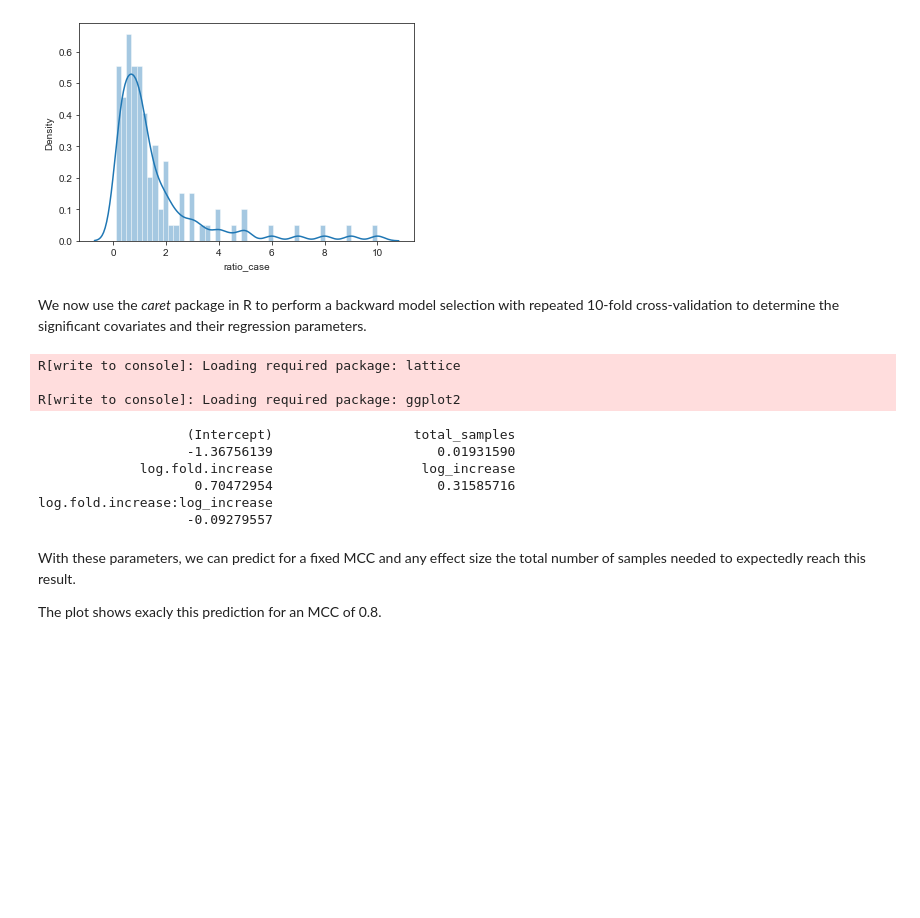
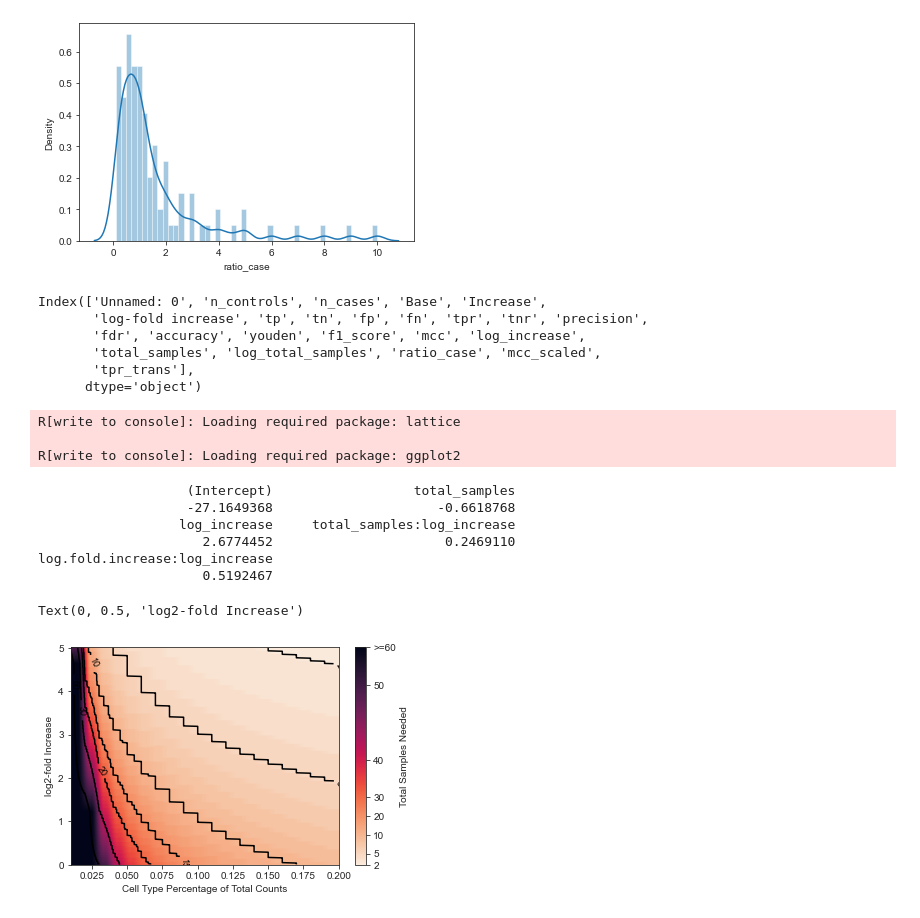
Before and after one commit to theislab/scCODA_reproducibility, a Jupyter notebook: benchmarking/Power_analysis.ipynb, the cells around one changed output. Drawn from its saved outputs; the diff is of its cells as text; code cells hidden in the pictures; blank space fills up the shorter version.

Commit message:
include power analysis

```diff
--- a/benchmarking/Power_analysis.ipynb
+++ b/benchmarking/Power_analysis.ipynb
@@ -58,26 +69,31 @@ ax = sns.distplot(df["ratio_case"])
 # %% [output]
 [figure]
 # %%
-# Select out potentially interesting covariates and save as csv for R
-df = df[[ "mcc_trans",  "ratio_case",  "total_samples", "log-fold increase", "log_increase"]]
-df.to_csv("./mcc_data_for_r_new_data.csv")
+print(df.columns)
+
+df = df[[ "tpr_trans",  "ratio_case",  "total_samples", "log-fold increase", "log_increase"]]
+df.to_csv("./tpr_data_for_r_new_data.csv")
+# %% [output]
+Index(['Unnamed: 0', 'n_controls', 'n_cases', 'Base', 'Increase',
+       'log-fold increase', 'tp', 'tn', 'fp', 'fn', 'tpr', 'tnr', 'precision',
+       'fdr', 'accuracy', 'youden', 'f1_score', 'mcc', 'log_increase',
+       'total_samples', 'log_total_samples', 'ratio_case', 'mcc_scaled',
+       'tpr_trans'],
+      dtype='object')
-# %% [markdown]
-We now use the *caret* package in R to perform a backward model selection with repeated 10-fold cross-validation
-to determine the significant covariates and their regression parameters.
 # %%
-%%R -i df
+%%R
 
 # R cell regression analysis and backwards selection
 library(caret)
 library(leaps)
 
-df = read.csv2("mcc_data_for_r_new_data.csv", sep=",", header = TRUE, dec = ".")
+df = read.csv2("tpr_data_for_r_new_data.csv", sep=",", header = TRUE, dec = ".")
 df <- df[-1]
 df
 
 train.control <- trainControl(method = "repeatedcv", number = 10, repeats=5)
 # Train the model
-step.model <- train(mcc_trans ~ (.)**2,
+step.model <- train(tpr_trans ~ (.)**2,
                     data = df,
                     method = "leapBackward",
                     tuneGrid = data.frame(nvmax = 1:4),
@@ -91,12 +107,8 @@ R[write to console]: Loading required package: lattice
 
 R[write to console]: Loading required package: ggplot2
                    (Intercept)                  total_samples
-                   -1.36756139                     0.01931590
-             log.fold.increase                   log_increase
-                    0.70472954                     0.31585716
+                   -27.1649368                     -0.6618768
+                  log_increase     total_samples:log_increase
+                     2.6774452                      0.2469110
 log.fold.increase:log_increase
-                   -0.09279557
+                     0.5192467
-# %% [markdown]
-With these parameters, we can predict for a fixed MCC and any effect size the total number of samples needed to expectedly reach this result.
-
-The plot shows exacly this prediction for an MCC of 0.8.
@@ -135,0 +284,34 @@ def one_des_mcc(mcc_desired, base, lf_inc):
+# %%
+#Power analysis plot
+
+class nf(float):
+    def __repr__(self):
+        s = f'{self:.1f}'
+        return f'{self:.0f}' if s[-1] == '0' else s
+
+
+base_counts = np.arange(0.01, 0.201, 0.01)
+log_fold_inc = np.arange(0.01, 5.01, 0.01)
+
+X, Y = np.meshgrid(base_counts, log_fold_inc)
+X= X
+Z = one_des_mcc(0.8, X, Y,fdr=0.05)
+# %%
+levels=[2,5,10,15,20,30,50,60]
+#
+contours = plt.contour(X, Y, Z,  levels=levels,  origin="upper", colors='black')
+plt.clabel(contours, contours.levels, inline=1, fontsize=9, fmt="%1.0f")
+
+
+plt.imshow(Z, origin='lower',extent=[ 0.01,0.2,0.0,5.01],
+           cmap=sns.cm.rocket_r, aspect='auto')
+
+cbar = plt.colorbar(label="Total Samples Needed",ticks=[2,5,10,15,20,30,50,60])
+cbar.ax.set_yticklabels(["2", "5", "10","20","30","40", "50", ">=60"])
+
+plt.xlabel("Cell Type Percentage of Total Counts")
+plt.ylabel("log2-fold Increase")
+# plt.savefig("power_analysis_logit_reg_FDR005.pdf")
+# %% [output]
+Text(0, 0.5, 'log2-fold Increase')
+[figure, added]
```
Also changed, not shown: parts of 23 cells of this notebook, 6 other files.
